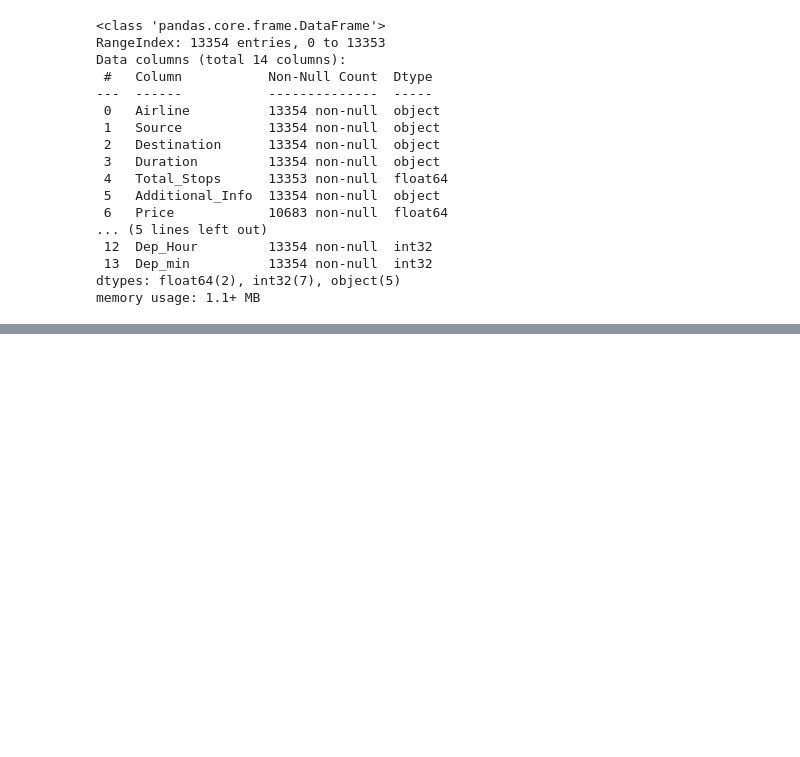
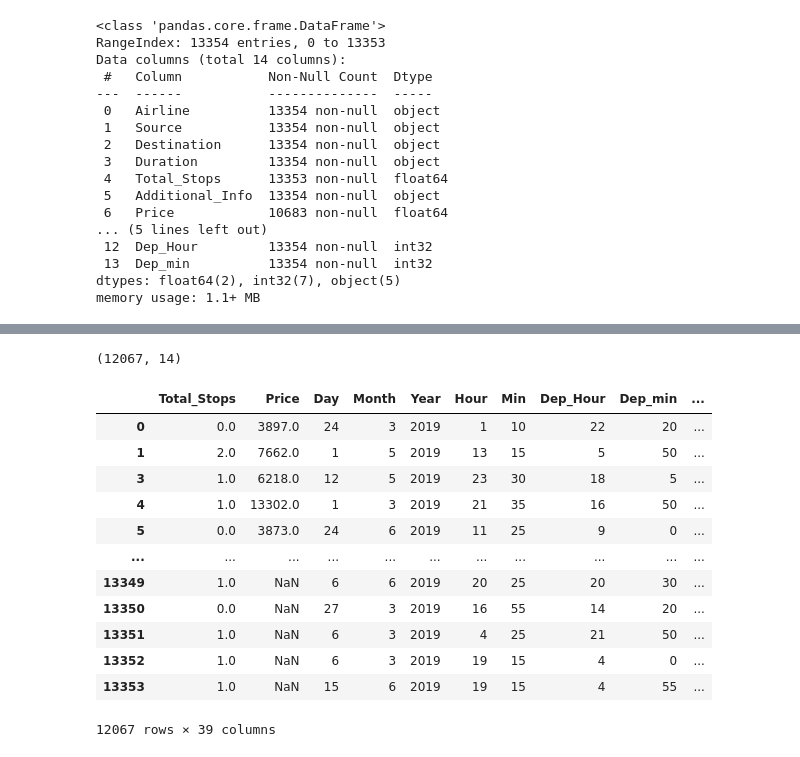
Before and after one commit to darshith-v/Exploratory-Data-Analysis, a Jupyter notebook: Flight Prediction/Flight_Price_Prediction.ipynb, the cells around one changed output, grey strips where cells are left out. Cells and saved outputs as stored; diff of their text form; code cells hidden in the pictures; blank space fills up the shorter version.

```diff
--- a/Flight Prediction/Flight_Price_Prediction.ipynb
+++ b/Flight Prediction/Flight_Price_Prediction.ipynb
@@ -330,0 +420,5 @@ memory usage: 1.1+ MB
+# %%
+final_df.dropna(subset = 'Total_Stops', inplace = True)
+# %%
+final_df.drop('Duration_min',axis = 1, inplace = True)
+final_df.drop('Duration_Hour',axis = 1, inplace = True)
@@ -330,0 +438,9 @@ memory usage: 1.1+ MB
+# %%
+#label endoning
+from sklearn.preprocessing import LabelEncoder
+labelencoder = LabelEncoder()
+# %%
+final_df['Airline'] = labelencoder.fit_transform(final_df['Airline'])
+final_df['Source'] = labelencoder.fit_transform(final_df['Source'])
+final_df['Destination'] = labelencoder.fit_transform(final_df['Destination'])
+final_df['Additional_Info'] = labelencoder.fit_transform(final_df['Additional_Info'])
@@ -330,0 +456,20 @@ memory usage: 1.1+ MB
+# %%
+final_df.shape
+# %% [output]
+(12067, 14)
+# %%
+pd.get_dummies(final_df, columns = ['Airline','Source','Destination','Additional_Info'],drop_first = True)
+# %% [output]
+|  | Total_Stops | Price | Day | Month | Year | Hour | Min | Dep_Hour | Dep_min | ... |
+| 0 | 0.0 | 3897.0 | 24 | 3 | 2019 | 1 | 10 | 22 | 20 | ... |
+| 1 | 2.0 | 7662.0 | 1 | 5 | 2019 | 13 | 15 | 5 | 50 | ... |
+| 3 | 1.0 | 6218.0 | 12 | 5 | 2019 | 23 | 30 | 18 | 5 | ... |
+| 4 | 1.0 | 13302.0 | 1 | 3 | 2019 | 21 | 35 | 16 | 50 | ... |
+| 5 | 0.0 | 3873.0 | 24 | 6 | 2019 | 11 | 25 | 9 | 0 | ... |
+| ... | ... | ... | ... | ... | ... | ... | ... | ... | ... | ... |
+| 13349 | 1.0 | NaN | 6 | 6 | 2019 | 20 | 25 | 20 | 30 | ... |
+| 13350 | 0.0 | NaN | 27 | 3 | 2019 | 16 | 55 | 14 | 20 | ... |
+| 13351 | 1.0 | NaN | 6 | 3 | 2019 | 4 | 25 | 21 | 50 | ... |
+| 13352 | 1.0 | NaN | 6 | 3 | 2019 | 19 | 15 | 4 | 0 | ... |
+| 13353 | 1.0 | NaN | 15 | 6 | 2019 | 19 | 15 | 4 | 55 | ... |
+12067 rows × 39 columns
```
Also changed, not shown: parts of 19 cells of this notebook.
